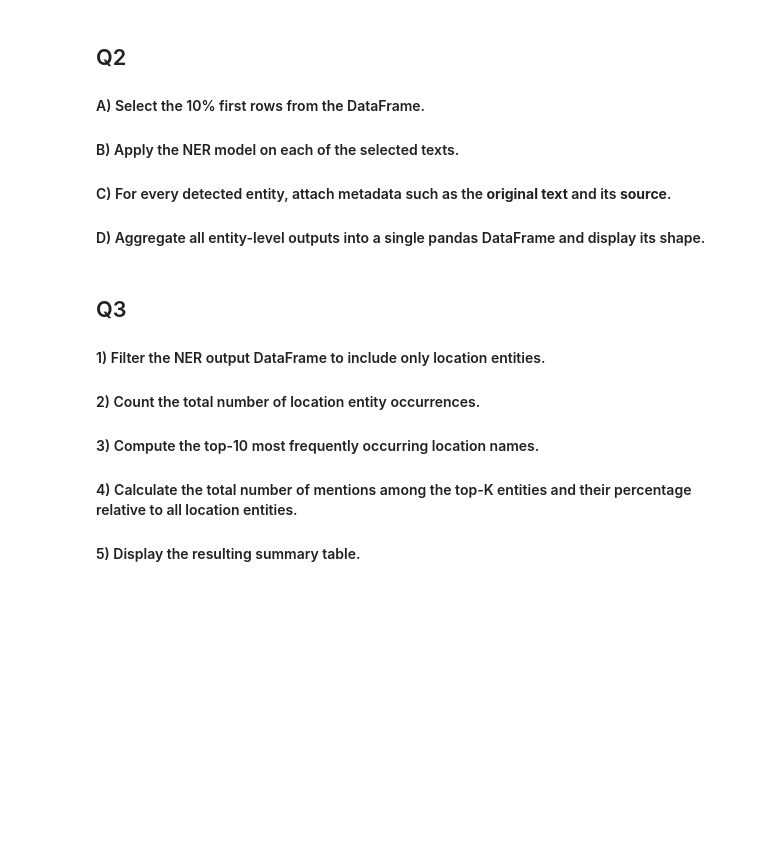
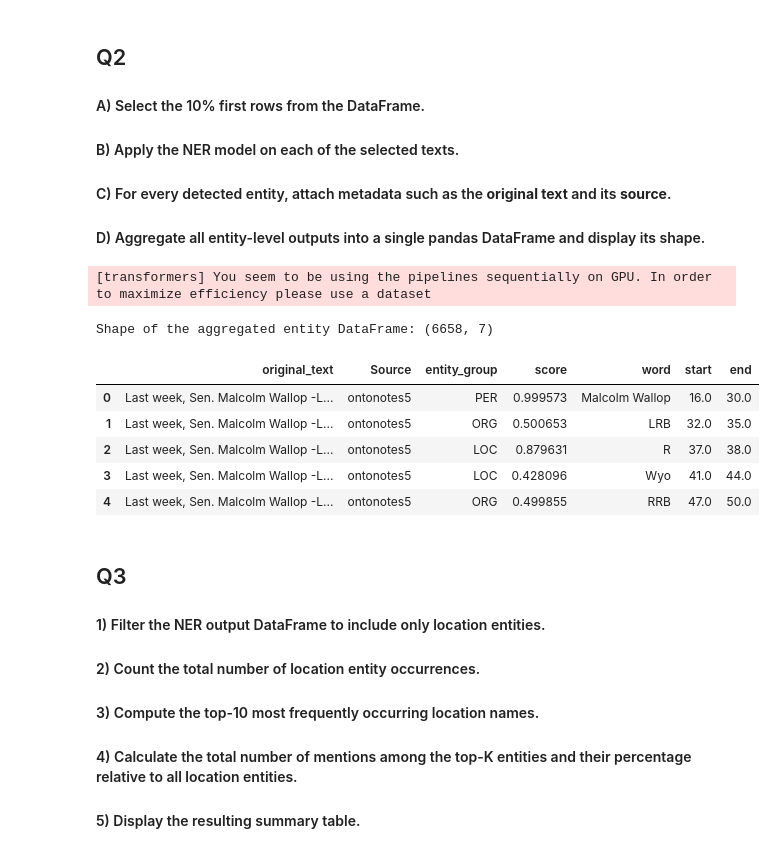
Before and after one commit to michael-sorani/LM4GeoAI, a Jupyter notebook: Exercises/EX_2_Text_to_Geo.ipynb, the cells around one changed output. Cells and saved outputs as stored; diff of their text form; code cells hidden in the pictures; blank space fills up the shorter version.

```diff
--- a/Exercises/EX_2_Text_to_Geo.ipynb
+++ b/Exercises/EX_2_Text_to_Geo.ipynb
@@ -61,6 +94,30 @@ Dataframe shape: (23072, 2)
 #### C) For every detected entity, attach metadata such as the **original text** and its **source**.
 
 #### D) Aggregate all entity-level outputs into a single pandas DataFrame and display its shape.
+# %%
+df_sample = df.head(round(0.1 * len(df))).copy()
+
+df_sample['ner'] = df_sample['Text'].apply(lambda x: classifier(x))
+
+df_expanded_ner = df_sample.explode('ner')
+entity_details = pd.json_normalize(df_expanded_ner['ner'])
+entity_df = pd.concat([
+    df_expanded_ner[['Text', 'Source']].reset_index(drop=True),
+    entity_details.reset_index(drop=True)
+], axis=1)
+entity_df = entity_df.rename(columns={'Text': 'original_text'})
+
+print(f'Shape of the aggregated entity DataFrame: {entity_df.shape}')
+entity_df.head()
+# %% [output]
+[transformers] You seem to be using the pipelines sequentially on GPU. In order to maximize efficiency please use a dataset
+Shape of the aggregated entity DataFrame: (6658, 7)
+|  | original_text | Source | entity_group | score | word | start | end |
+| 0 | Last week, Sen. Malcolm Wallop -L... | ontonotes5 | PER | 0.999573 | Malcolm Wallop | 16.0 | 30.0 |
+| 1 | Last week, Sen. Malcolm Wallop -L... | ontonotes5 | ORG | 0.500653 | LRB | 32.0 | 35.0 |
+| 2 | Last week, Sen. Malcolm Wallop -L... | ontonotes5 | LOC | 0.879631 | R | 37.0 | 38.0 |
+| 3 | Last week, Sen. Malcolm Wallop -L... | ontonotes5 | LOC | 0.428096 | Wyo | 41.0 | 44.0 |
+| 4 | Last week, Sen. Malcolm Wallop -L... | ontonotes5 | ORG | 0.499855 | RRB | 47.0 | 50.0 |
 # %% [markdown]
 ## Q3
 
```
Also changed, not shown: parts of 8 cells of this notebook.
